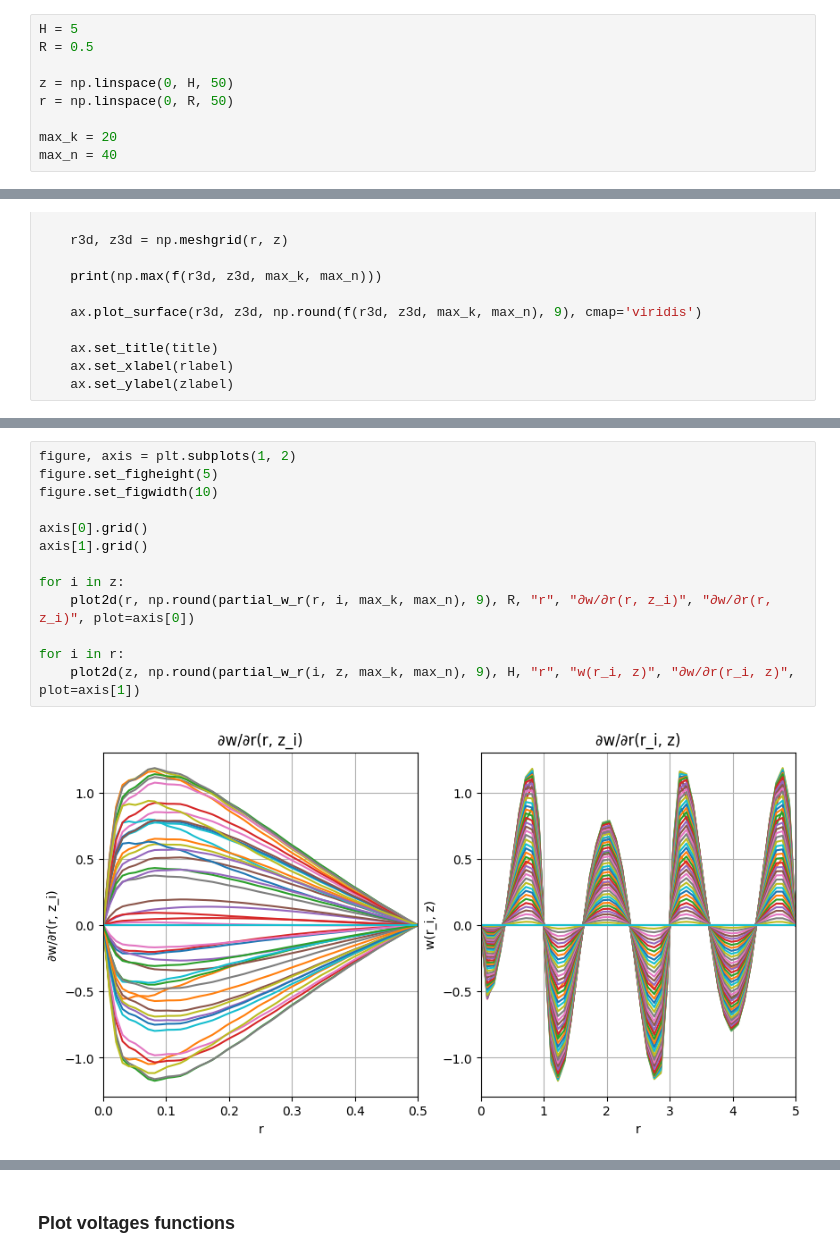
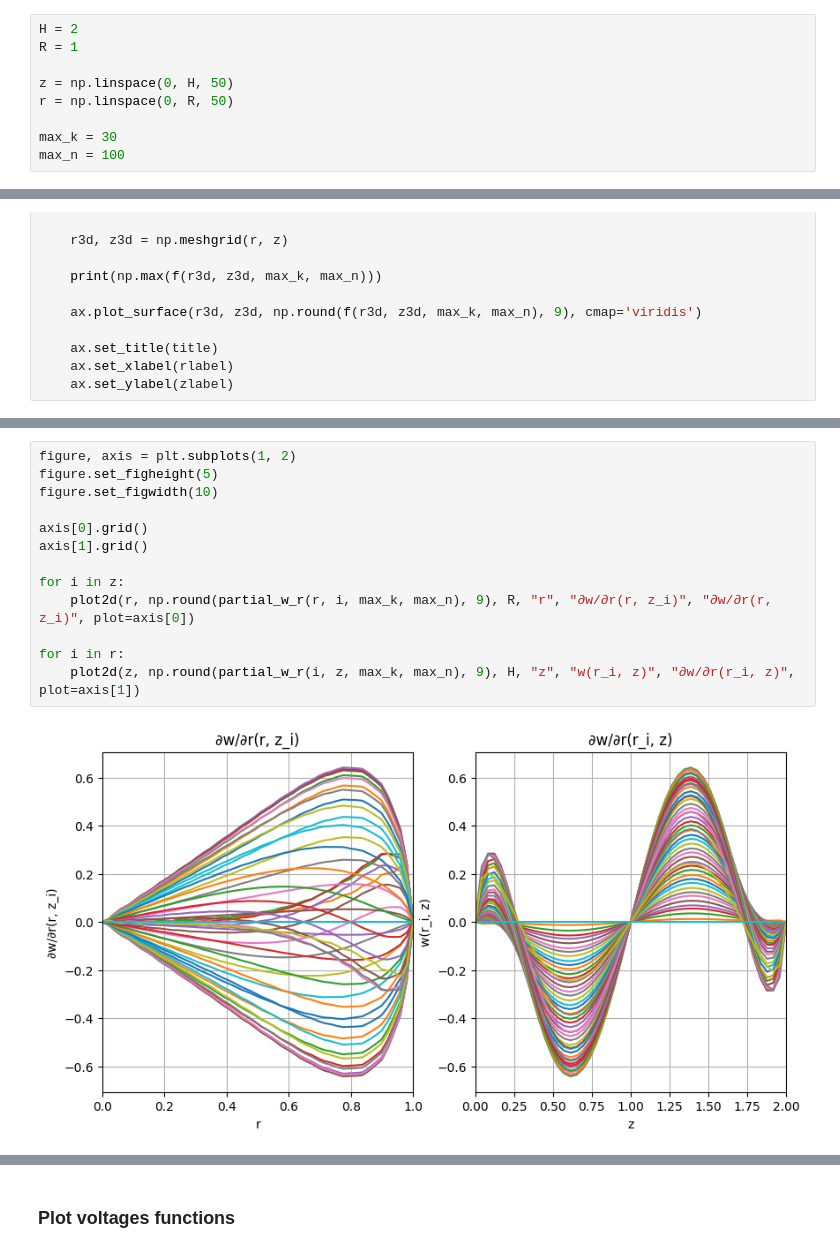
Before and after one commit to vvshich/diploma, a Jupyter notebook: analys.ipynb, the cells around one changed output, grey strips where cells are left out. Saved outputs shown, nothing was run; the diff lists cells and outputs as text.

```diff
--- a/analys.ipynb
+++ b/analys.ipynb
@@ -10,14 +10,14 @@ from mpl_toolkits.mplot3d import Axes3D
 # %% [markdown]
 ## Constants and math functions
 # %%
-H = 5
-R = 0.5
+H = 2
+R = 1
 
 z = np.linspace(0, H, 50)
 r = np.linspace(0, R, 50)
 
-max_k = 20
-max_n = 40
+max_k = 30
+max_n = 100
 # %%
 def I0(x):
     return i0(x)
@@ -300,18 +318,18 @@ plot3d(r, z, partial_w_r, title="∂w/∂r(r, z)")
 # %%
 figure, axis = plt.subplots(1, 2)
 figure.set_figheight(5)
 figure.set_figwidth(10)
 
 axis[0].grid()
 axis[1].grid()
 
 for i in z:
     plot2d(r, np.round(partial_w_r(r, i, max_k, max_n), 9), R, "r", "∂w/∂r(r, z_i)", "∂w/∂r(r, z_i)", plot=axis[0])
 
 for i in r:
-    plot2d(z, np.round(partial_w_r(i, z, max_k, max_n), 9), H, "r", "w(r_i, z)", "∂w/∂r(r_i, z)", plot=axis[1])
+    plot2d(z, np.round(partial_w_r(i, z, max_k, max_n), 9), H, "z", "w(r_i, z)", "∂w/∂r(r_i, z)", plot=axis[1])
 # %% [output]
-[figure, old version]
+[figure, new version]
 # %%
 plot3d(r, z, partial_w_z, title="∂w/∂z(r, z)")
 # %% [output]
```
Also changed, not shown: parts of 21 cells of this notebook.
